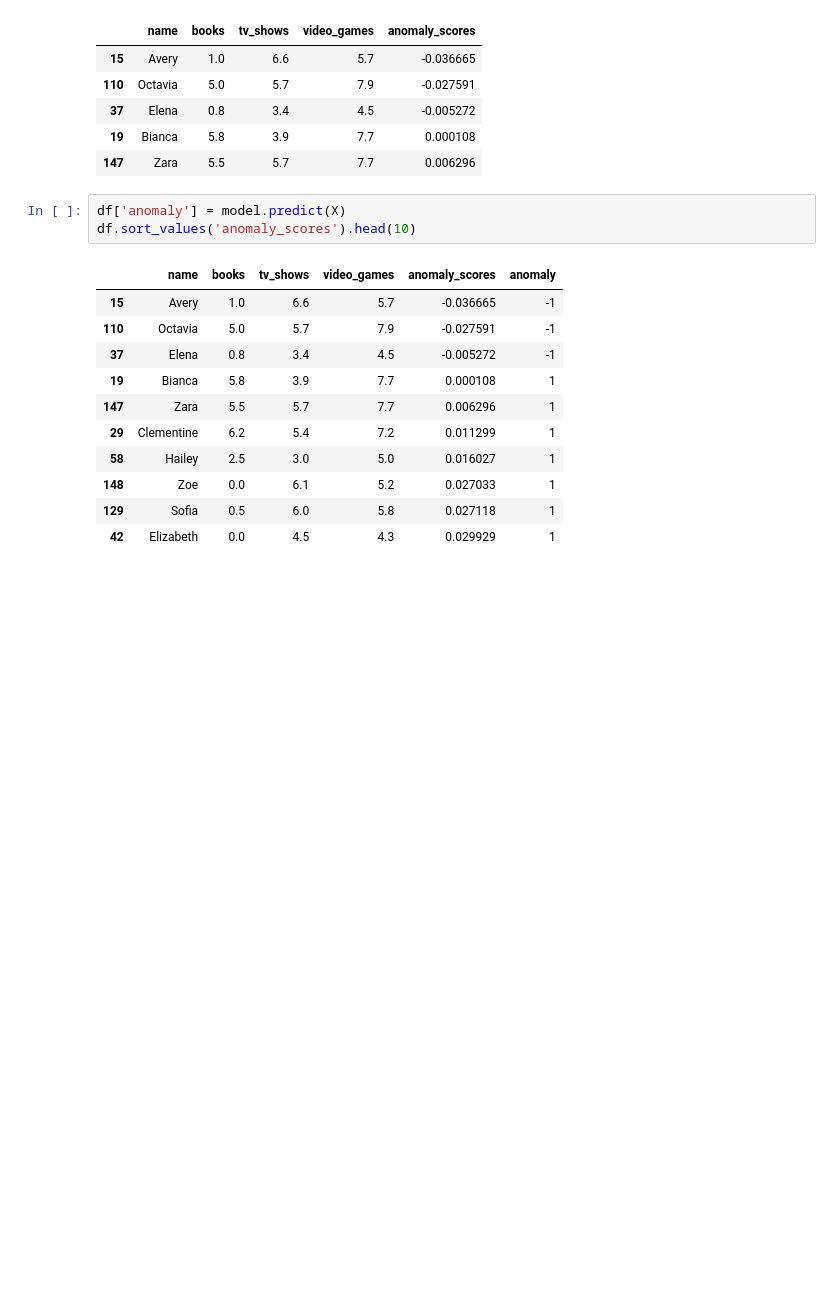
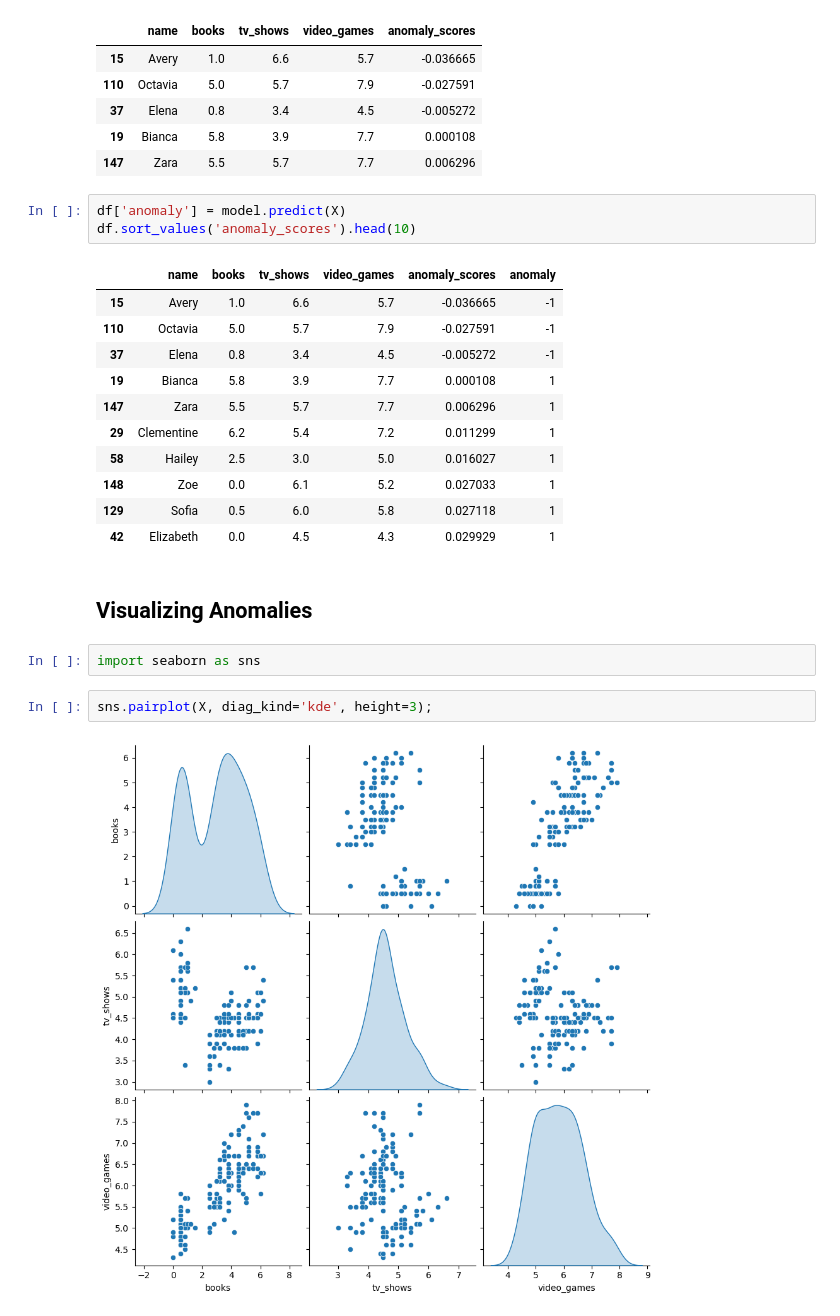
Before and after one commit to Camiloesp/PythonDataScience_UnsupervisedML, a Jupyter notebook: 3_AnomalyDetection.ipynb, the cells around one changed output. Saved outputs shown, nothing was run; the diff lists cells and outputs as text; blank space fills up the shorter version.

Commit message:
Anomalies - Visualizing Anomalies

```diff
--- a/3_AnomalyDetection.ipynb
+++ b/3_AnomalyDetection.ipynb
@@ -60,3 +60,11 @@ df.sort_values('anomaly_scores').head(10)
 | 148 | Zoe | 0.0 | 6.1 | 5.2 | 0.027033 | 1 |
 | 129 | Sofia | 0.5 | 6.0 | 5.8 | 0.027118 | 1 |
 | 42 | Elizabeth | 0.0 | 4.5 | 4.3 | 0.029929 | 1 |
+# %% [markdown]
+## Visualizing Anomalies
+# %%
+import seaborn as sns
+# %%
+sns.pairplot(X, diag_kind='kde', height=3);
+# %% [output]
+[figure, added]
```
Also changed, not shown: parts of 4 cells of this notebook.
